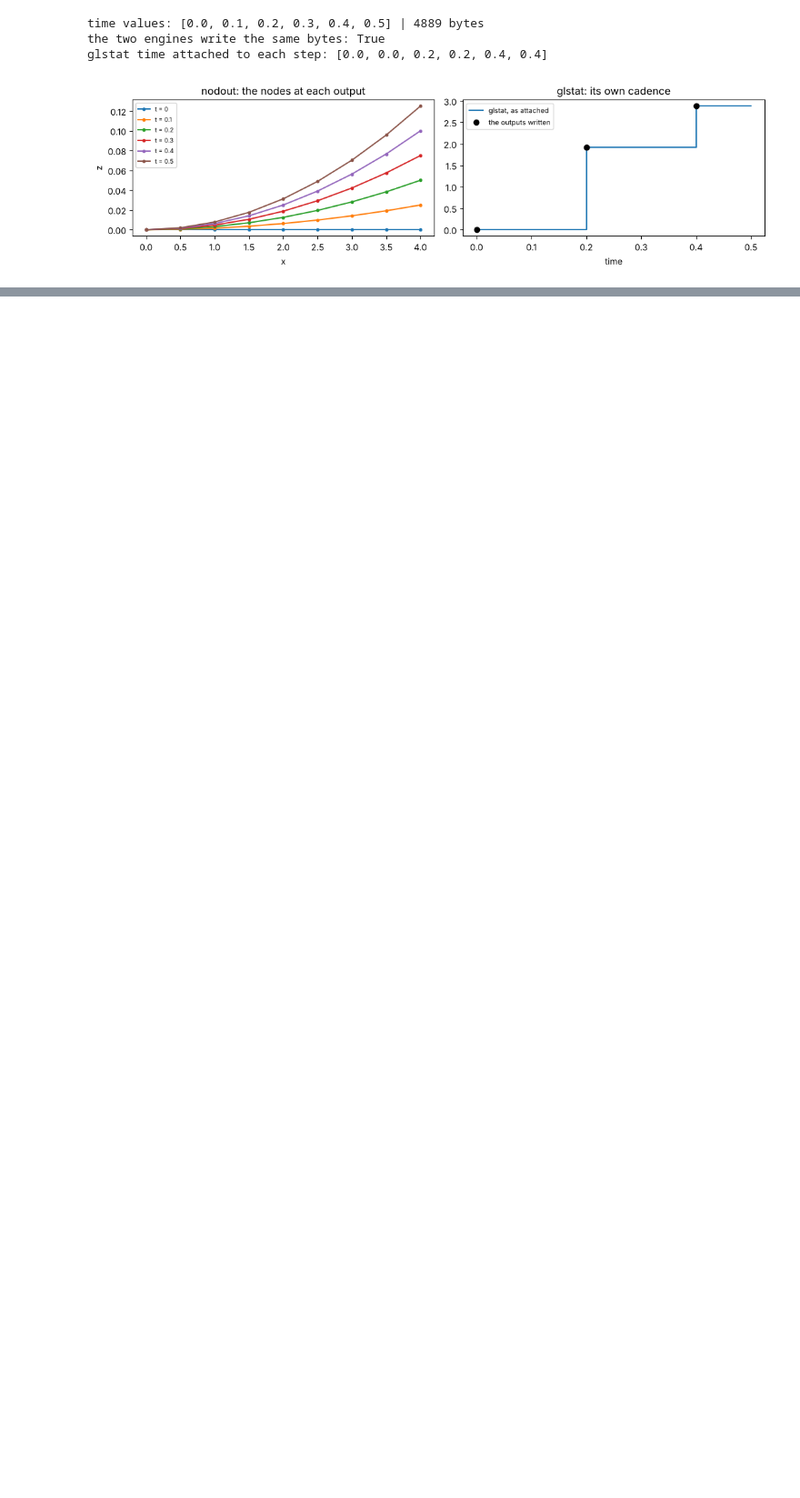
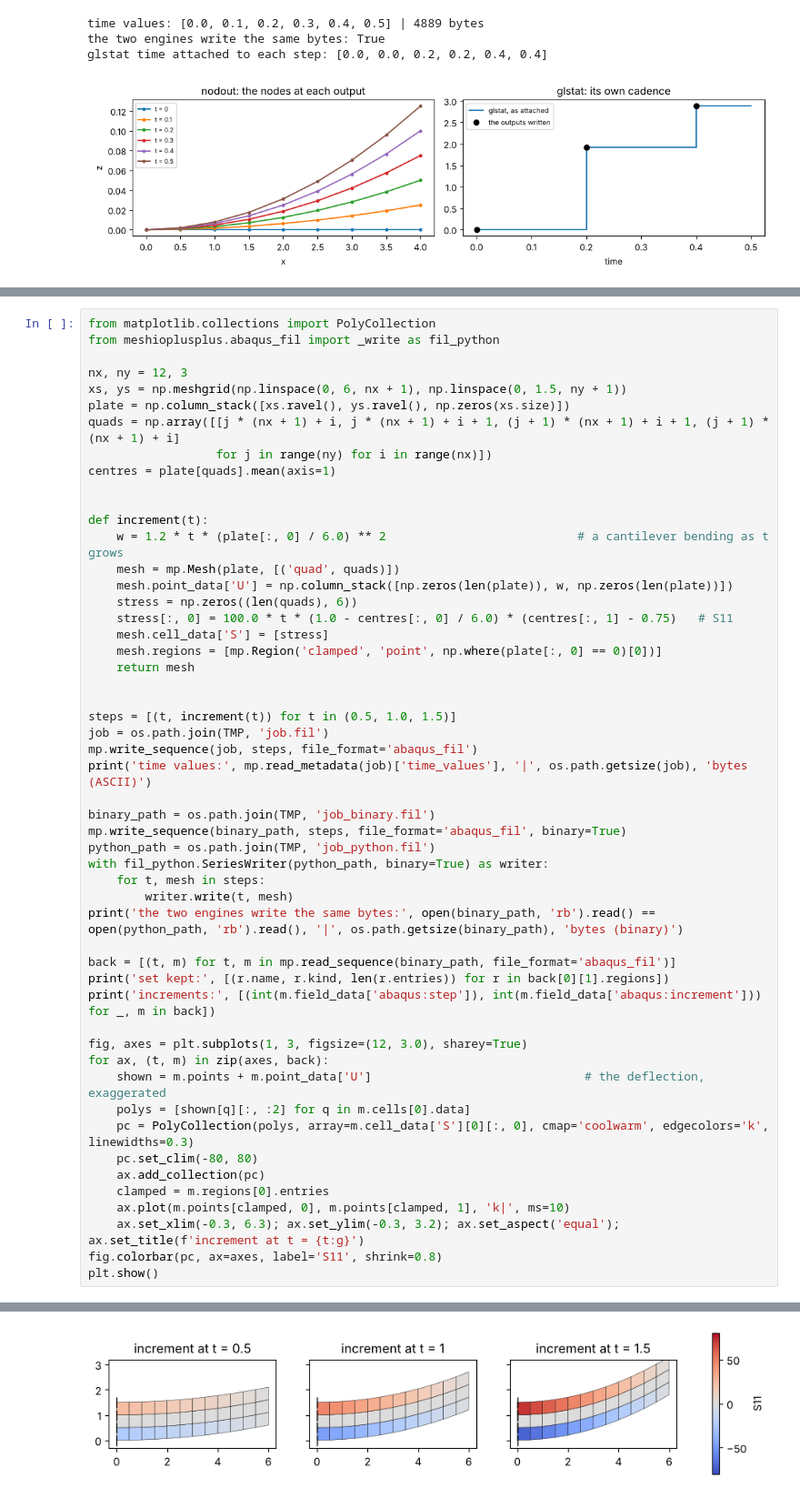
Before and after one commit to loumalouomega/meshioplusplus, a Jupyter notebook: example/python/24_format_parity.ipynb, the cells around one changed output, grey strips where cells are left out. Shown at 91% size. Cells and saved outputs as stored; diff of their text form; blank space fills up the shorter version.

```diff
--- a/example/python/24_format_parity.ipynb
+++ b/example/python/24_format_parity.ipynb
@@ -608,0 +611,53 @@ glstat time attached to each step: [0.0, 0.0, 0.2, 0.2, 0.4, 0.4]
+# %%
+from matplotlib.collections import PolyCollection
+from meshioplusplus.abaqus_fil import _write as fil_python
+
+nx, ny = 12, 3
+xs, ys = np.meshgrid(np.linspace(0, 6, nx + 1), np.linspace(0, 1.5, ny + 1))
+plate = np.column_stack([xs.ravel(), ys.ravel(), np.zeros(xs.size)])
+quads = np.array([[j * (nx + 1) + i, j * (nx + 1) + i + 1, (j + 1) * (nx + 1) + i + 1, (j + 1) * (nx + 1) + i]
+                  for j in range(ny) for i in range(nx)])
+centres = plate[quads].mean(axis=1)
+
+
+def increment(t):
+    w = 1.2 * t * (plate[:, 0] / 6.0) ** 2                           # a cantilever bending as t grows
+    mesh = mp.Mesh(plate, [('quad', quads)])
+    mesh.point_data['U'] = np.column_stack([np.zeros(len(plate)), w, np.zeros(len(plate))])
+    stress = np.zeros((len(quads), 6))
+    stress[:, 0] = 100.0 * t * (1.0 - centres[:, 0] / 6.0) * (centres[:, 1] - 0.75)   # S11
+    mesh.cell_data['S'] = [stress]
+    mesh.regions = [mp.Region('clamped', 'point', np.where(plate[:, 0] == 0)[0])]
+    return mesh
+
+
+steps = [(t, increment(t)) for t in (0.5, 1.0, 1.5)]
+job = os.path.join(TMP, 'job.fil')
+mp.write_sequence(job, steps, file_format='abaqus_fil')
+print('time values:', mp.read_metadata(job)['time_values'], '|', os.path.getsize(job), 'bytes (ASCII)')
+
+binary_path = os.path.join(TMP, 'job_binary.fil')
+mp.write_sequence(binary_path, steps, file_format='abaqus_fil', binary=True)
+python_path = os.path.join(TMP, 'job_python.fil')
+with fil_python.SeriesWriter(python_path, binary=True) as writer:
+    for t, mesh in steps:
+        writer.write(t, mesh)
+print('the two engines write the same bytes:', open(binary_path, 'rb').read() == open(python_path, 'rb').read(), '|', os.path.getsize(binary_path), 'bytes (binary)')
+
+back = [(t, m) for t, m in mp.read_sequence(binary_path, file_format='abaqus_fil')]
+print('set kept:', [(r.name, r.kind, len(r.entries)) for r in back[0][1].regions])
+print('increments:', [(int(m.field_data['abaqus:step']), int(m.field_data['abaqus:increment'])) for _, m in back])
+
+fig, axes = plt.subplots(1, 3, figsize=(12, 3.0), sharey=True)
+for ax, (t, m) in zip(axes, back):
+    shown = m.points + m.point_data['U']                              # the deflection, exaggerated
+    polys = [shown[q][:, :2] for q in m.cells[0].data]
+    pc = PolyCollection(polys, array=m.cell_data['S'][0][:, 0], cmap='coolwarm', edgecolors='k', linewidths=0.3)
+    pc.set_clim(-80, 80)
+    ax.add_collection(pc)
+    clamped = m.regions[0].entries
+    ax.plot(m.points[clamped, 0], m.points[clamped, 1], 'k|', ms=10)
+    ax.set_xlim(-0.3, 6.3); ax.set_ylim(-0.3, 3.2); ax.set_aspect('equal'); ax.set_title(f'increment at t = {t:g}')
+fig.colorbar(pc, ax=axes, label='S11', shrink=0.8)
+plt.show()
+# %% [output]
@@ -608,0 +668 @@ glstat time attached to each step: [0.0, 0.0, 0.2, 0.2, 0.4, 0.4]
+[figure, added]
```
Also changed, not shown: parts of 3 cells of this notebook, 35 other files.
